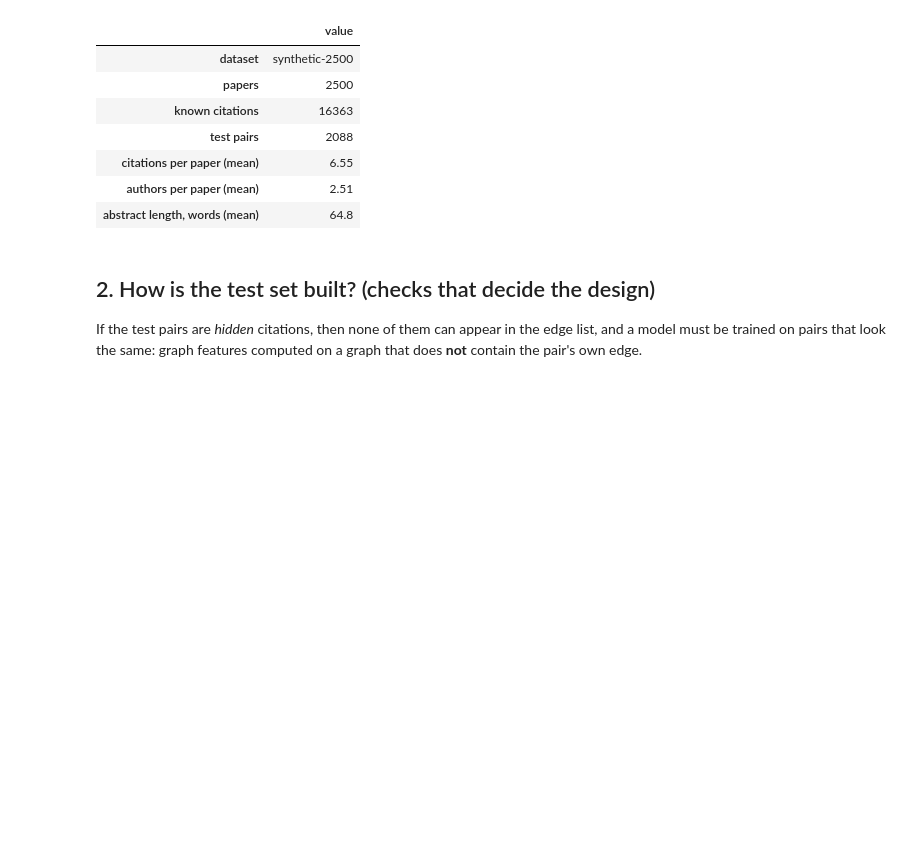
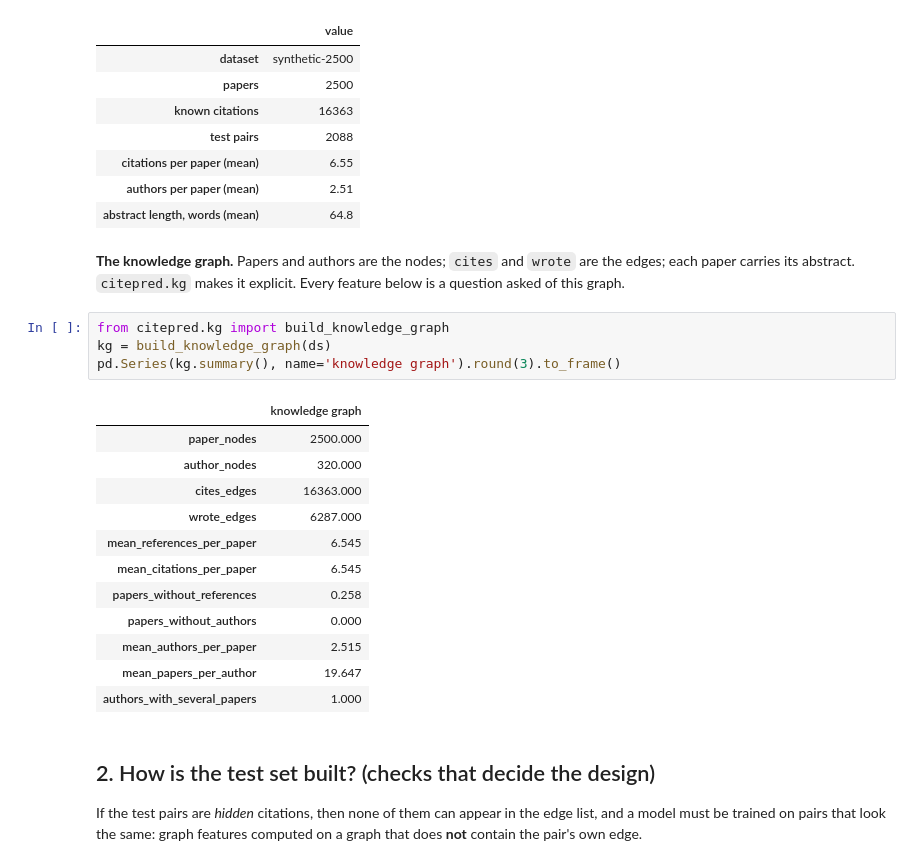
Before and after one commit to vagelistemp/NLP-Citation-Prediction-Project, a Jupyter notebook: notebooks/citation_prediction.ipynb, the cells around one changed output. Saved outputs shown, nothing was run; the diff lists cells and outputs as text; blank space fills up the shorter version.

Commit message:
Reframe as knowledge-graph citation prediction: add citepred.kg, polish docs, notebook and PDFs

```diff
--- a/notebooks/citation_prediction.ipynb
+++ b/notebooks/citation_prediction.ipynb
@@ -70,6 +72,26 @@ summary.to_frame("value")
 | citations per paper (mean) | 6.55 |
 | authors per paper (mean) | 2.51 |
 | abstract length, words (mean) | 64.8 |
+# %% [markdown]
+**The knowledge graph.** Papers and authors are the nodes; `cites` and `wrote` are the edges; each paper carries its abstract.
+`citepred.kg` makes it explicit. Every feature below is a question asked of this graph.
+# %%
+from citepred.kg import build_knowledge_graph
+kg = build_knowledge_graph(ds)
+pd.Series(kg.summary(), name='knowledge graph').round(3).to_frame()
+# %% [output]
+|  | knowledge graph |
+| paper_nodes | 2500.000 |
+| author_nodes | 320.000 |
+| cites_edges | 16363.000 |
+| wrote_edges | 6287.000 |
+| mean_references_per_paper | 6.545 |
+| mean_citations_per_paper | 6.545 |
+| papers_without_references | 0.258 |
+| papers_without_authors | 0.000 |
+| mean_authors_per_paper | 2.515 |
+| mean_papers_per_author | 19.647 |
+| authors_with_several_papers | 1.000 |
 # %% [markdown]
 ## 2. How is the test set built? (checks that decide the design)
 If the test pairs are *hidden* citations, then none of them can appear in the edge list, and a model must be trained on pairs that look
```
Also changed, not shown: parts of 3 cells of this notebook, 19 other files.
